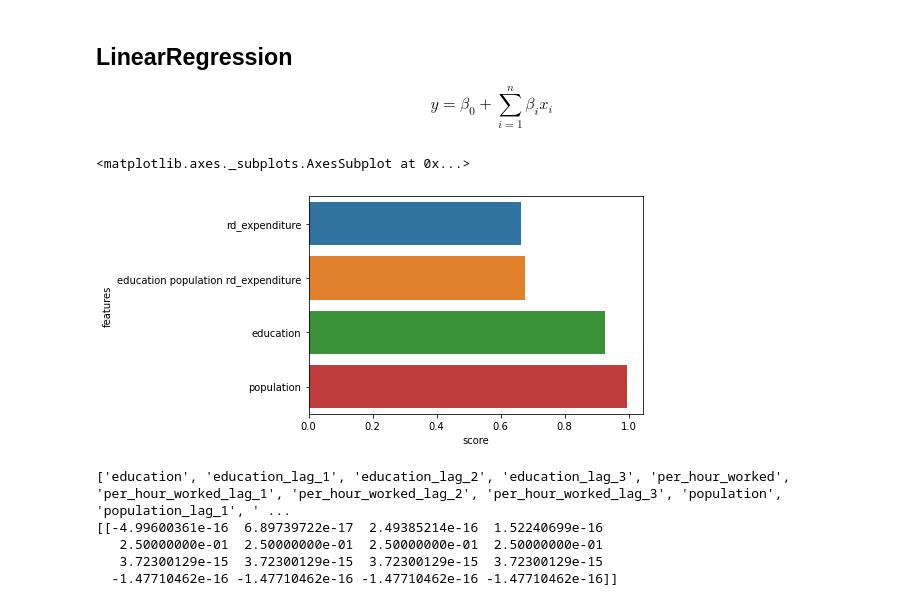
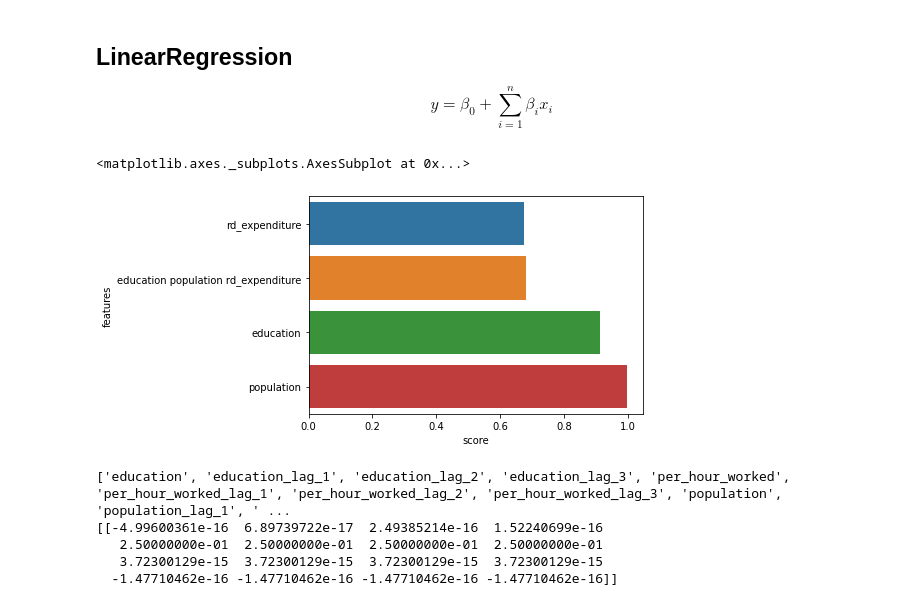
Before and after one commit to ADS-Group-15/eu-productivity-modeling, a Jupyter notebook: notebooks/models.ipynb, the cells around one changed output. Saved outputs shown, nothing was run; the diff lists cells and outputs as text; code cells hidden in the pictures.

```diff
--- a/notebooks/models.ipynb
+++ b/notebooks/models.ipynb
@@ -57,35 +57,35 @@ from sklearn.metrics import mean_squared_error
 
 def train(features):
     x = df[features]
     y = df[['per_hour_worked']]
     score_on_train = []
     score_on_test = []
-    kfold = KFold(n_splits=2, shuffle=True, random_state=42)
+    kfold = KFold(n_splits=5, shuffle=True, random_state=42)
     for train_index, test_index in kfold.split(x):
         x_train, x_test = x.iloc[train_index], x.iloc[test_index]
         y_train, y_test = y.iloc[train_index], y.iloc[test_index]
         model = LinearRegression()
         model.fit(x_train, y_train)
         score_on_train.append(mean_squared_error(y_train, model.predict(x_train)))
         score_on_test.append(mean_squared_error(y_test, model.predict(x_test)))
 
     return np.mean(score_on_test)
 
 features = [
     ['education'],
     ['population'],
     ['rd_expenditure'],
     ['education', 'population', 'rd_expenditure']
 ]
 scores = [train(f) for f in features]
 result = pd.DataFrame({
     'features': [' '.join(f) for f in features],
     'score': scores
 }).sort_values(by='score')
 sns.barplot(data=result, x='score', y='features')
 # %% [output]
 <matplotlib.axes._subplots.AxesSubplot at 0x...>
-[figure, old version]
+[figure, new version]
 # %%
 def add_lagged_features(df, index_columns=['year', 'GEO']):
     columns_to_rename = list(df.columns.difference(index_columns))
```
Also changed, not shown: 2 other files.
